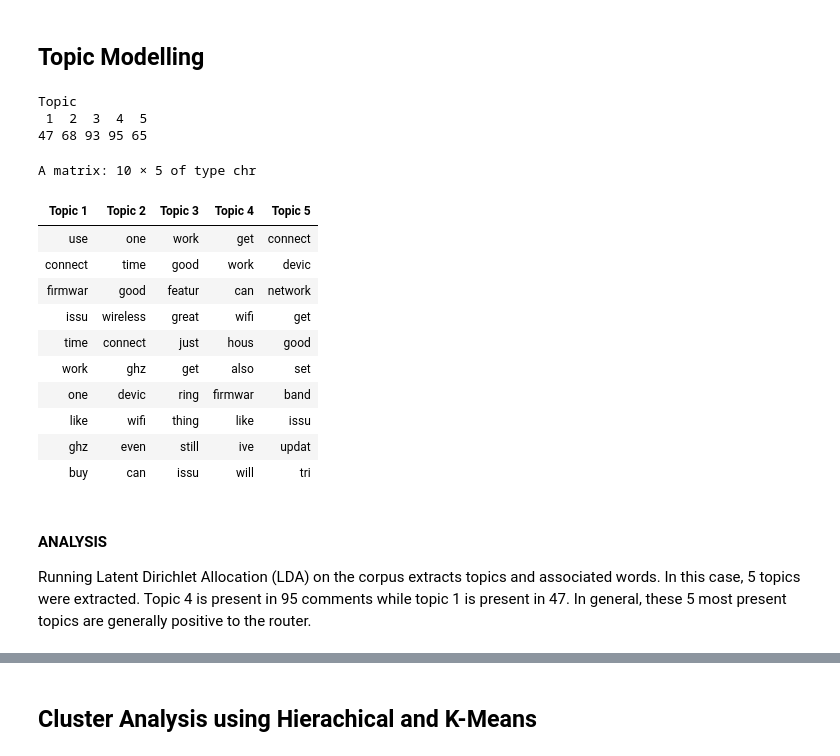
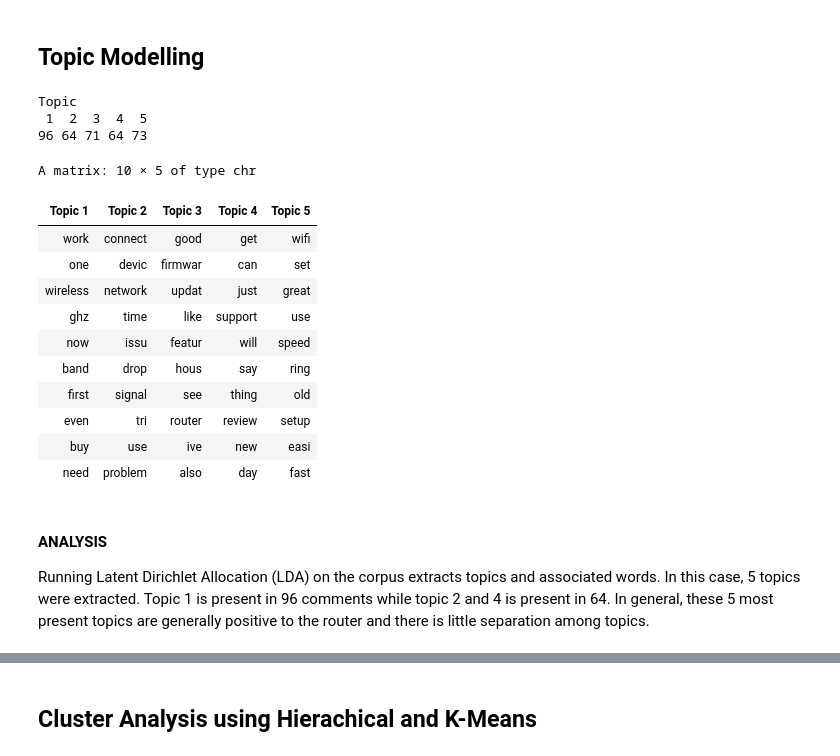
Before and after one commit to acportfolio/acportfolio, a Jupyter notebook: Text_Analytics_Topic_Modelling_Sentiment_Amazon_Comments_-_R.ipynb, the cells around one changed output, grey strips where cells are left out. Saved outputs shown, nothing was run; the diff lists cells and outputs as text; code cells hidden in the pictures.

```diff
--- a/Text_Analytics_Topic_Modelling_Sentiment_Amazon_Comments_-_R.ipynb
+++ b/Text_Analytics_Topic_Modelling_Sentiment_Amazon_Comments_-_R.ipynb
@@ -286,45 +291,45 @@ Wordclouds are generally the most overrated graphic in Text Analytics and the ex
 # %% [markdown]
 ## Topic Modelling
 # %%
-#Find the top 5 topics in the corpus using LDA (Latent Dirichlet Allocation)
+#Find the top 5 topics in the corpus using LDA (Latent Dirichlet Allocation) and Gibbs Sampling
 
 smyTdm <- removeSparseTerms(myTdm, 0.90) # This makes a matrix that is only 90% empty space, maximum.
 #inspect(smyTdm)
 
 myTdmT<-t(smyTdm)
 rowTotals<- apply(myTdmT, 1, sum)
 myTdmT<- myTdmT[rowTotals> 0,]
 
 
 k = 5 #Note: How many topics you want to extract
 SEED = 5234
 my_TM = list(VEM = LDA(myTdmT, k = k, control = list(seed = SEED)),
              VEM_fixed = LDA(myTdmT, k = k,
                              control = list(estimate.alpha = FALSE, seed = SEED)),
-             Gibbs = LDA(myTdm, k = k, method = "Gibbs",
+             Gibbs = LDA(myTdmT, k = k, method = "Gibbs",
                          control = list(seed = SEED, burnin = 1000, thin = 100, iter = 1000)),
-             CTM = CTM(myTdm, k = k, control = list(seed = SEED, var = list(tol = 10^-4),
+             CTM = CTM(myTdmT, k = k, control = list(seed = SEED, var = list(tol = 10^-4),
                                                     em = list(tol = 10^-3))))
-Topic = topics(my_TM[["VEM"]], 1)
+Topic = topics(my_TM[["Gibbs"]], 1)
 table(Topic)
-Terms = terms(my_TM[["VEM"]], 10) #Note: Where X = terms per topic
+Terms = terms(my_TM[["Gibbs"]], 10) #Note: Where X = terms per topic
 Terms
 # %% [output]
 Topic
  1  2  3  4  5
-47 68 93 95 65
+96 64 71 64 73
 A matrix: 10 × 5 of type chr
 | Topic 1 | Topic 2 | Topic 3 | Topic 4 | Topic 5 |
-| use | one | work | get | connect |
-| connect | time | good | work | devic |
-| firmwar | good | featur | can | network |
-| issu | wireless | great | wifi | get |
-| time | connect | just | hous | good |
-| work | ghz | get | also | set |
-| one | devic | ring | firmwar | band |
-| like | wifi | thing | like | issu |
-| ghz | even | still | ive | updat |
-| buy | can | issu | will | tri |
+| work | connect | good | get | wifi |
+| one | devic | firmwar | can | set |
+| wireless | network | updat | just | great |
+| ghz | time | like | support | use |
+| now | issu | featur | will | speed |
+| band | drop | hous | say | ring |
+| first | signal | see | thing | old |
+| even | tri | router | review | setup |
+| buy | use | ive | new | easi |
+| need | problem | also | day | fast |
 # %% [markdown]
 #### ANALYSIS
-Running Latent Dirichlet Allocation (LDA) on the corpus extracts topics and associated words. In this case, 5 topics were extracted. Topic 4 is present in 95 comments while topic 1 is present in 47. In general, these 5 most present topics are generally positive to the router.
+Running Latent Dirichlet Allocation (LDA) on the corpus extracts topics and associated words. In this case, 5 topics were extracted. Topic 1 is present in 96 comments while topic 2 and 4 is present in 64. In general, these 5 most present topics are generally positive to the router and there is little separation among topics.
```
Also changed, not shown: parts of 6 cells of this notebook.
